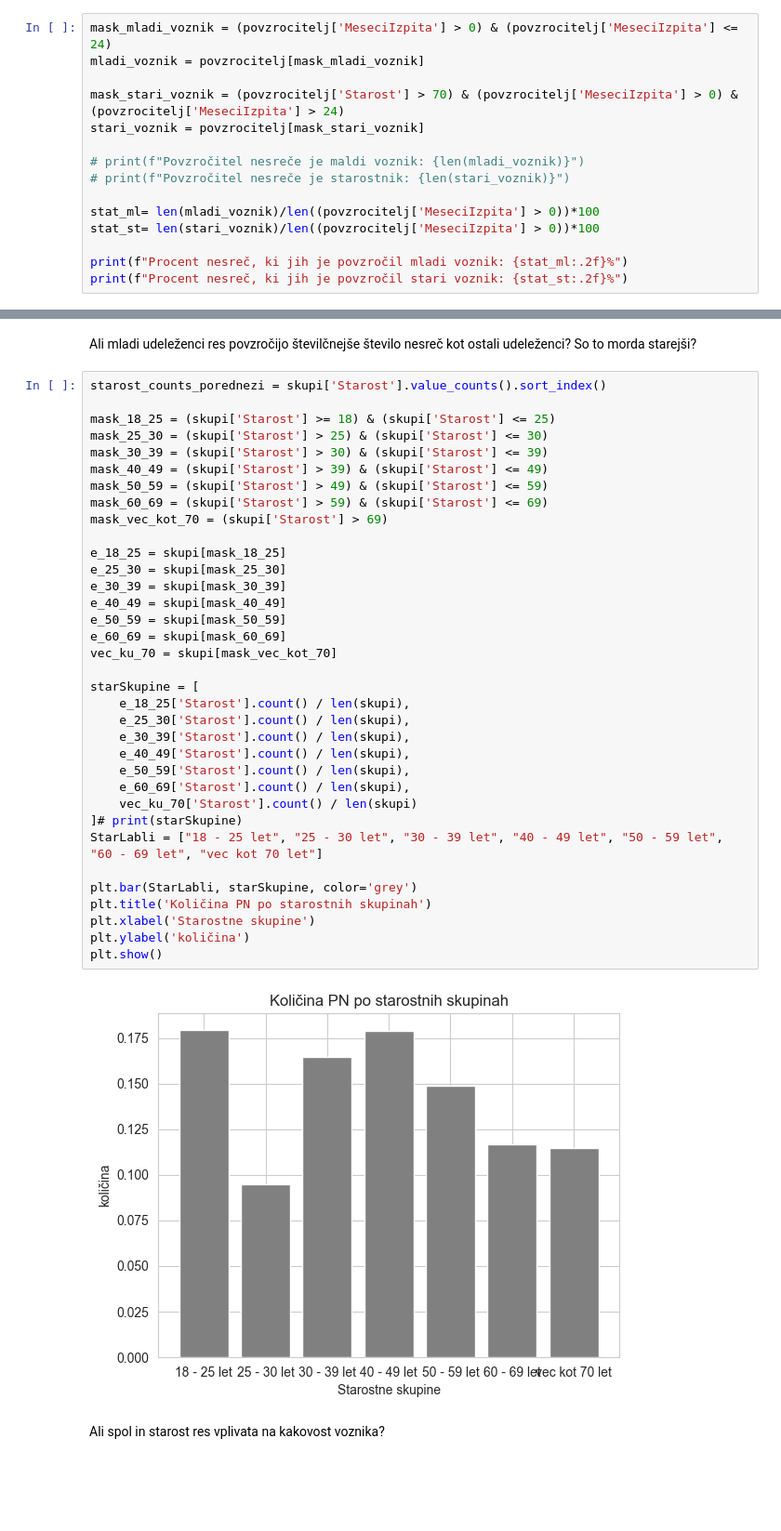
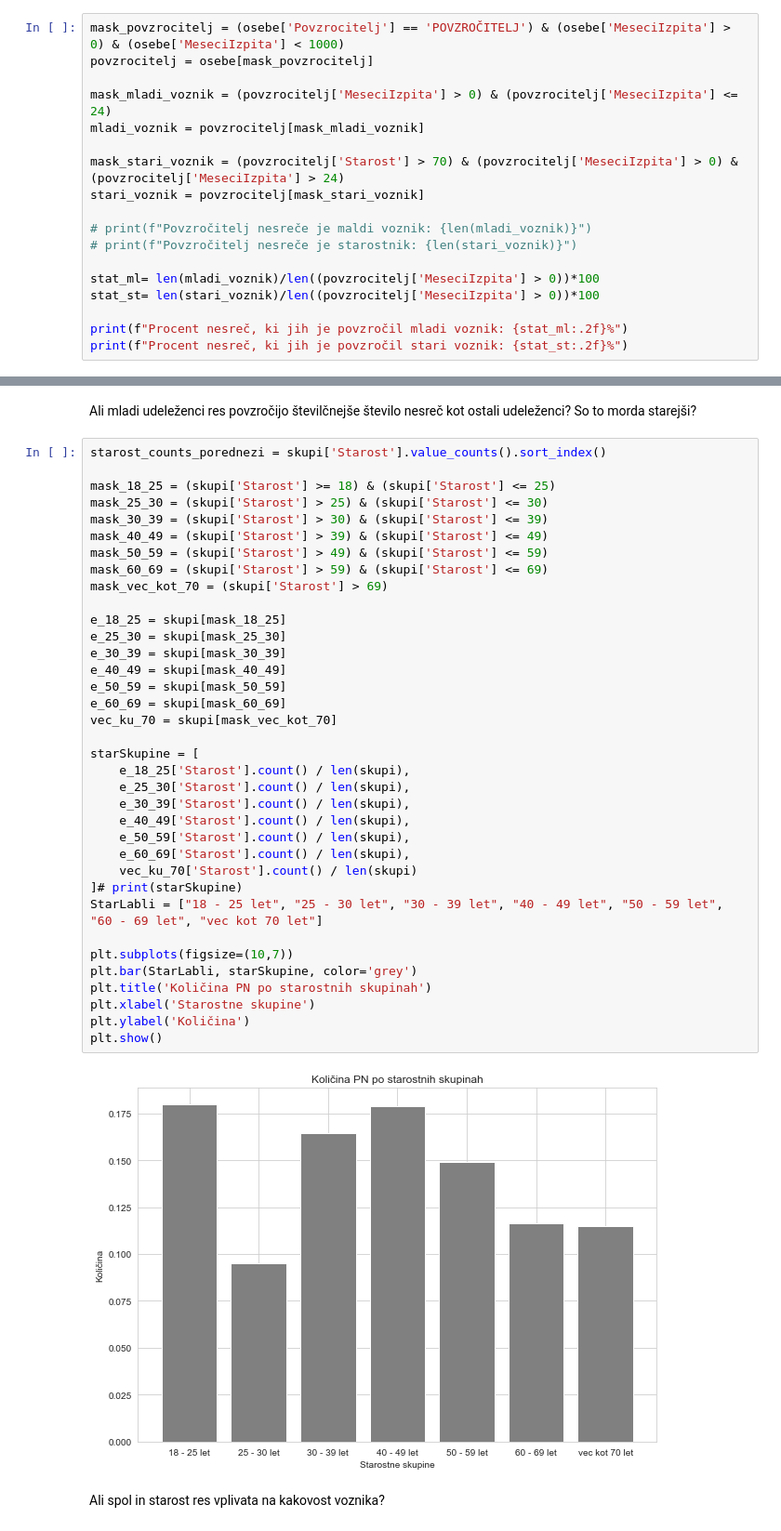
Before and after one commit to TilenS2002/PR22NPJINBMCTS, a Jupyter notebook: Untitled.ipynb, the cells around one changed output, grey strips where cells are left out. Shown: that part at 93% size. Drawn from its saved outputs; the diff is of its cells as text; blank space fills up the shorter version.

```diff
--- a/Untitled.ipynb
+++ b/Untitled.ipynb
@@ -32,14 +38,17 @@ Vprašanja / glavni cilji:
 # %% [markdown]
 Ali izkušnje na cesti oz. obdobje imetja izpita vpliva na število povzročenih nesreč?
 # %%
+mask_povzrocitelj = (osebe['Povzrocitelj'] == 'POVZROČITELJ') & (osebe['MeseciIzpita'] > 0) & (osebe['MeseciIzpita'] < 1000)
+povzrocitelj = osebe[mask_povzrocitelj]
+
 mask_mladi_voznik = (povzrocitelj['MeseciIzpita'] > 0) & (povzrocitelj['MeseciIzpita'] <= 24)
 mladi_voznik = povzrocitelj[mask_mladi_voznik]
 
 mask_stari_voznik = (povzrocitelj['Starost'] > 70) & (povzrocitelj['MeseciIzpita'] > 0) & (povzrocitelj['MeseciIzpita'] > 24)
 stari_voznik = povzrocitelj[mask_stari_voznik]
 
-# print(f"Povzročitel nesreče je maldi voznik: {len(mladi_voznik)}")
-# print(f"Povzročitel nesreče je starostnik: {len(stari_voznik)}")
+# print(f"Povzročitelj nesreče je maldi voznik: {len(mladi_voznik)}")
+# print(f"Povzročitelj nesreče je starostnik: {len(stari_voznik)}")
 
 stat_ml= len(mladi_voznik)/len((povzrocitelj['MeseciIzpita'] > 0))*100
 stat_st= len(stari_voznik)/len((povzrocitelj['MeseciIzpita'] > 0))*100
@@ -147,35 +151,36 @@ mask_25_30 = (skupi['Starost'] > 25) & (skupi['Starost'] <= 30)
 mask_30_39 = (skupi['Starost'] > 30) & (skupi['Starost'] <= 39)
 mask_40_49 = (skupi['Starost'] > 39) & (skupi['Starost'] <= 49)
 mask_50_59 = (skupi['Starost'] > 49) & (skupi['Starost'] <= 59)
 mask_60_69 = (skupi['Starost'] > 59) & (skupi['Starost'] <= 69)
 mask_vec_kot_70 = (skupi['Starost'] > 69)
 
 e_18_25 = skupi[mask_18_25]
 e_25_30 = skupi[mask_25_30]
 e_30_39 = skupi[mask_30_39]
 e_40_49 = skupi[mask_40_49]
 e_50_59 = skupi[mask_50_59]
 e_60_69 = skupi[mask_60_69]
 vec_ku_70 = skupi[mask_vec_kot_70]
 
 starSkupine = [
     e_18_25['Starost'].count() / len(skupi),
     e_25_30['Starost'].count() / len(skupi),
     e_30_39['Starost'].count() / len(skupi),
     e_40_49['Starost'].count() / len(skupi),
     e_50_59['Starost'].count() / len(skupi),
     e_60_69['Starost'].count() / len(skupi),
     vec_ku_70['Starost'].count() / len(skupi)
 ]# print(starSkupine)
 StarLabli = ["18 - 25 let", "25 - 30 let", "30 - 39 let", "40 - 49 let", "50 - 59 let", "60 - 69 let", "vec kot 70 let"]
 
+plt.subplots(figsize=(10,7))
 plt.bar(StarLabli, starSkupine, color='grey')
 plt.title('Količina PN po starostnih skupinah')
 plt.xlabel('Starostne skupine')
-plt.ylabel('količina')
+plt.ylabel('Količina')
 plt.show()
 # %% [output]
-[figure, old version]
+[figure, new version]
 # %% [markdown]
 Ali spol in starost res vplivata na kakovost voznika?
 # %%
```
Also changed, not shown: parts of 12 cells of this notebook.
